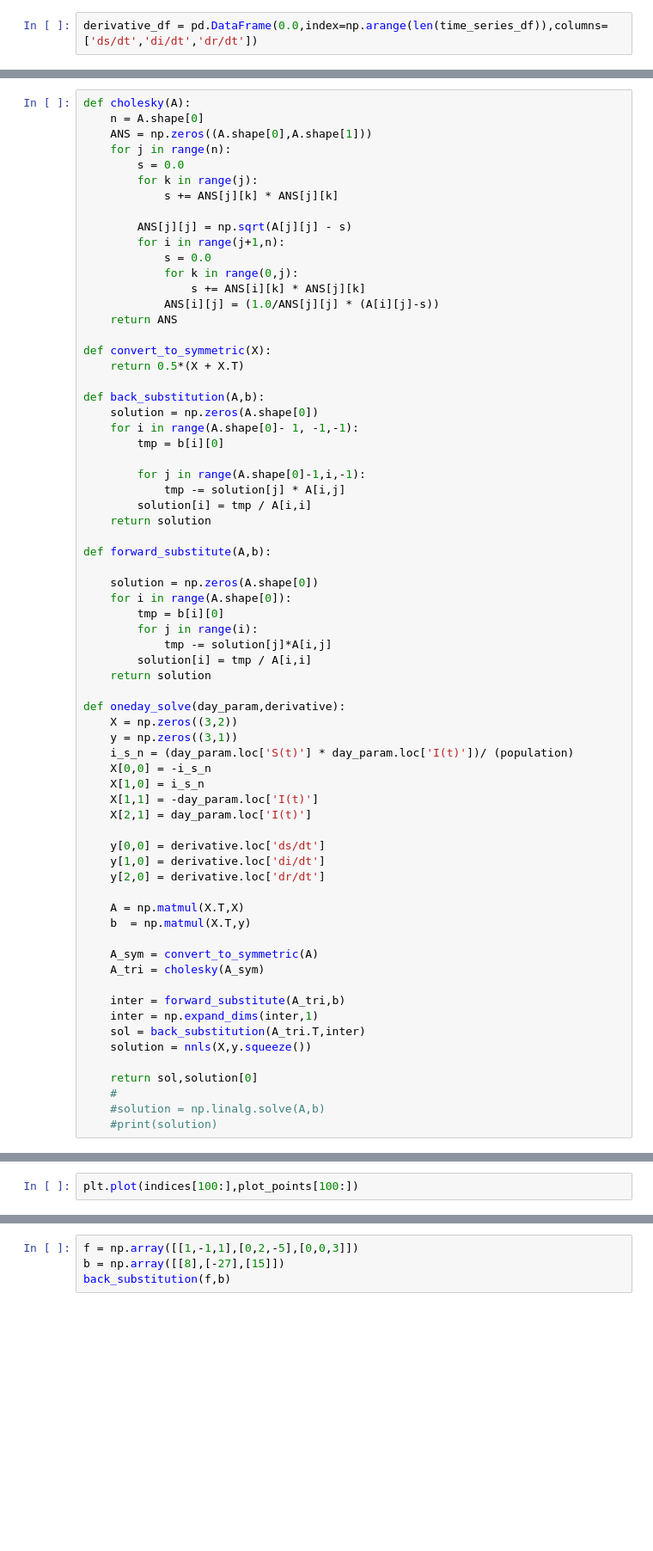
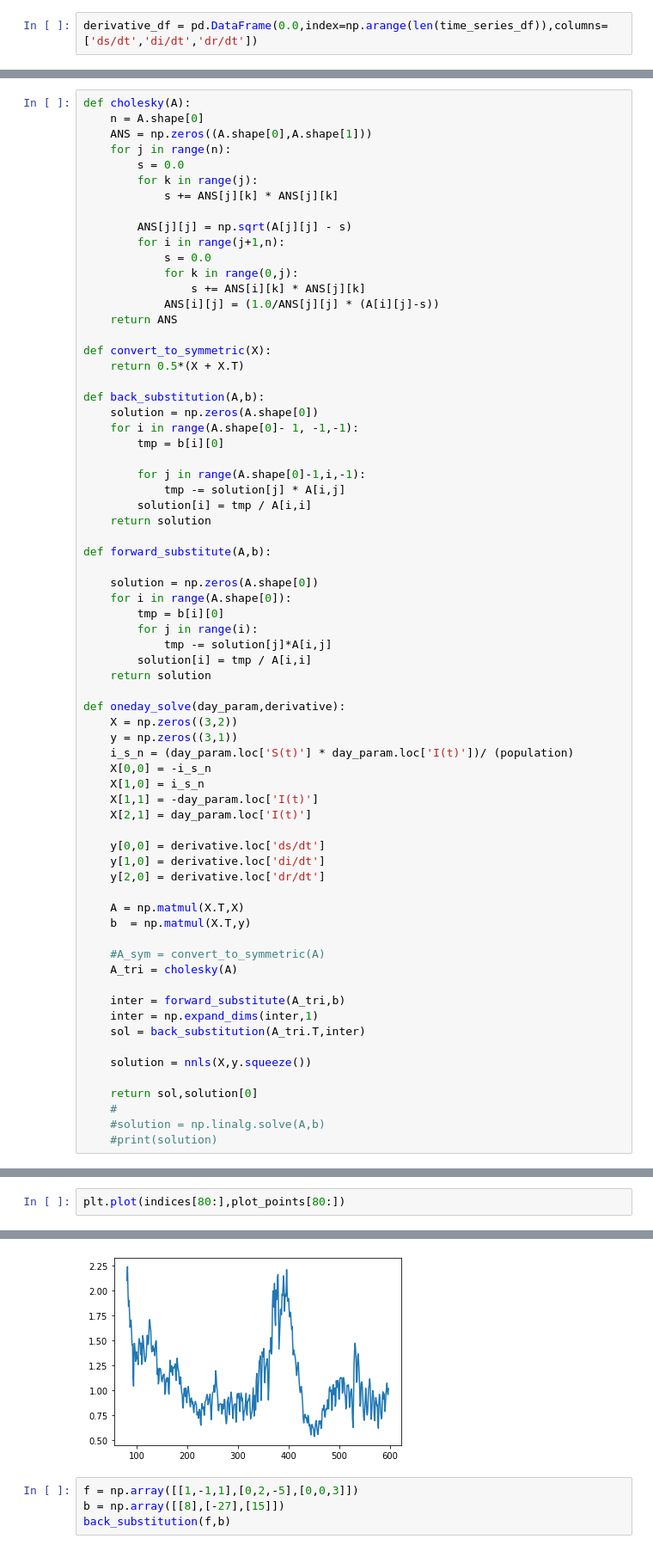
Before and after one commit to JACOBIN-SCTCS/Numerical-Optimization, a Jupyter notebook: Assignment1/sol.ipynb, the cells around one changed output, grey strips where cells are left out. Shown at 86% size. Cells and saved outputs as stored; diff of their text form; blank space fills up the shorter version.

```diff
--- a/Assignment1/sol.ipynb
+++ b/Assignment1/sol.ipynb
@@ -668,12 +724,13 @@ def oneday_solve(day_param,derivative):
     A = np.matmul(X.T,X)
     b  = np.matmul(X.T,y)
 
-    A_sym = convert_to_symmetric(A)
-    A_tri = cholesky(A_sym)
+    #A_sym = convert_to_symmetric(A)
+    A_tri = cholesky(A)
 
     inter = forward_substitute(A_tri,b)
     inter = np.expand_dims(inter,1)
     sol = back_substitution(A_tri.T,inter)
+
     solution = nnls(X,y.squeeze())
 
     return sol,solution[0]
@@ -694,2 +788,3 @@ plot_points
 # %%
-plt.plot(indices[100:],plot_points[100:])
+plt.plot(indices[80:],plot_points[80:])
+# %% [output]
@@ -696,3 +792,4 @@ plt.plot(indices[100:],plot_points[100:])
+[figure, added]
 # %%
 f = np.array([[1,-1,1],[0,2,-5],[0,0,3]])
 b = np.array([[8],[-27],[15]])
```
Also changed, not shown: parts of 16 cells of this notebook, 1 other file.
